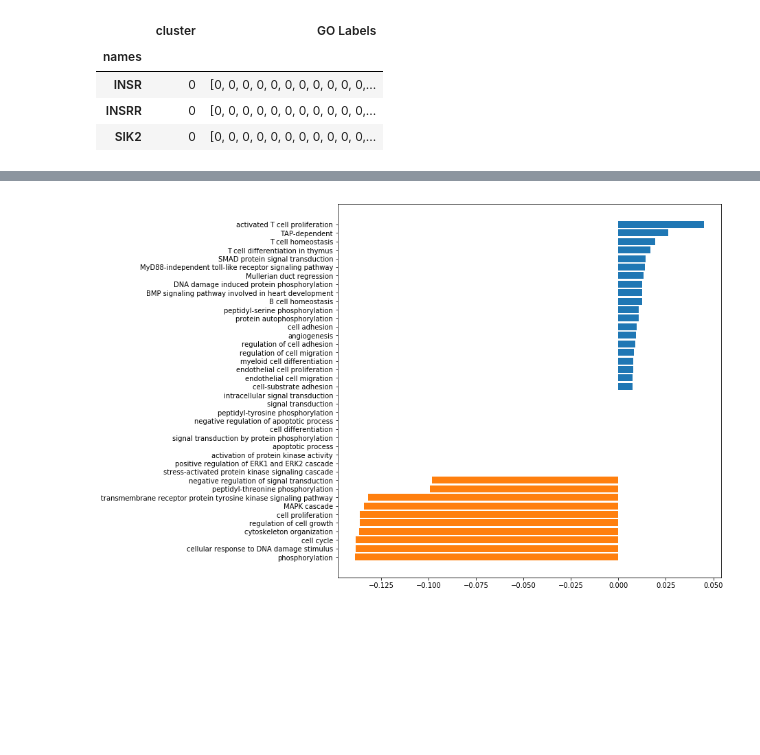
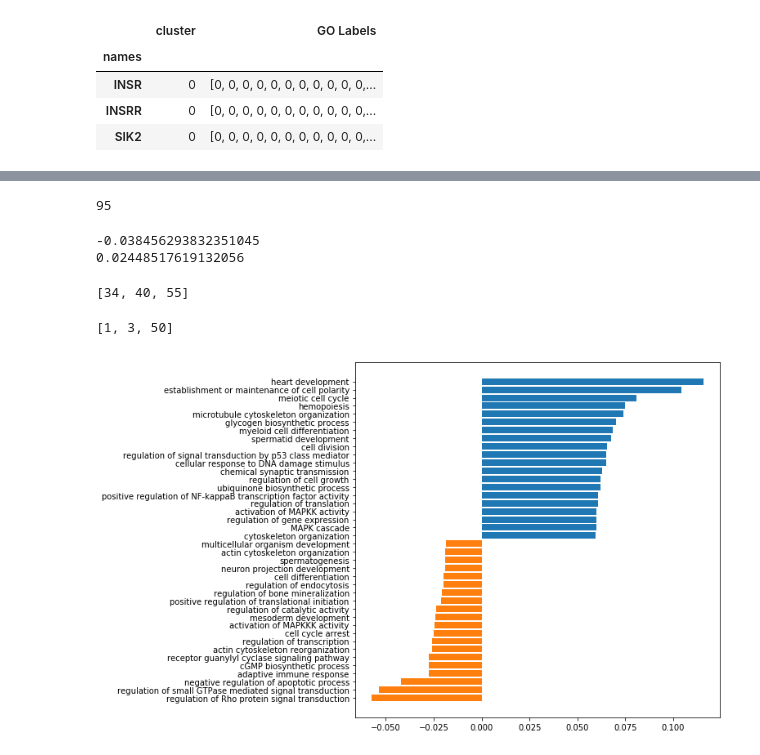
Before and after one commit to gomezlab/kinotypeClusteringAndRegression, a Jupyter notebook: goData/go_metrics_comparison_with_processes.ipynb, the cells around one changed output, grey strips where cells are left out. Drawn from its saved outputs; the diff is of its cells as text; code cells hidden in the pictures; blank space fills up the shorter version.

```diff
--- a/goData/go_metrics_comparison_with_processes.ipynb
+++ b/goData/go_metrics_comparison_with_processes.ipynb
@@ -223,9 +214,3 @@ f_importances(coef=np.mean(get_coeffs_for(svm, 0), axis=0), names=feat)
-# %%
-def get_svm_coeffs_for_cluster(svm, cluster_num):
-    num_classes = len(svm.classes_)
-    combos = list(it.combinations(range(num_classes),2))
-    idx_locs = [x for x, y in enumerate(np.array(list(it.combinations(range(num_classes), 2)))) if cluster_num in y]
-    return svm.coef_[idx_locs,:]
 # %%
 fig, ax = plt.subplots(figsize=(10,10))
 f_importances(coef=np.mean(get_svm_coeffs_for_cluster(svm, 1), axis=0), names=feat)
@@ -238,0 +244,5 @@ f_importances(coef=np.mean(get_svm_coeffs_for_cluster(svm, 7), axis=0), names=fe
+# %%
+location = np.where(freq_go_lab_binner.transform(['apoptotic process']))[1][0]
+print(location)
+# %% [output]
+95
@@ -239,5 +260,24 @@ f_importances(coef=np.mean(get_svm_coeffs_for_cluster(svm, 7), axis=0), names=fe
+# %%
+low_value = np.percentile(np.array(m_scores), 5)
+high_value = np.percentile(np.array(m_scores), 95)
+
+print(low_value)
+print(high_value)
+# %% [output]
+-0.038456293832351045
+0.02448517619132056
+# %%
+low_clusts = [x for x,y in enumerate(m_scores) if y < low_value]
+low_clusts
+# %% [output]
+[34, 40, 55]
+# %%
+high_clusts = [x for x,y in enumerate(m_scores) if y > high_value]
+high_clusts
+# %% [output]
+[1, 3, 50]
 # %%
-fig, ax = plt.subplots(figsize=(10,10))
-f_importances(coef=np.mean(get_svm_coeffs_for_cluster(svm, 56), axis=0), names=feat)
+fig, ax = plt.subplots(figsize=(8,8))
+f_importances(coef=np.mean(get_svm_coeffs_for_cluster(svm, 3), axis=0), names=feat)
 # %% [output]
-[figure, old version]
+[figure, new version]
```
Also changed, not shown: parts of 26 cells of this notebook, 2 other files.
